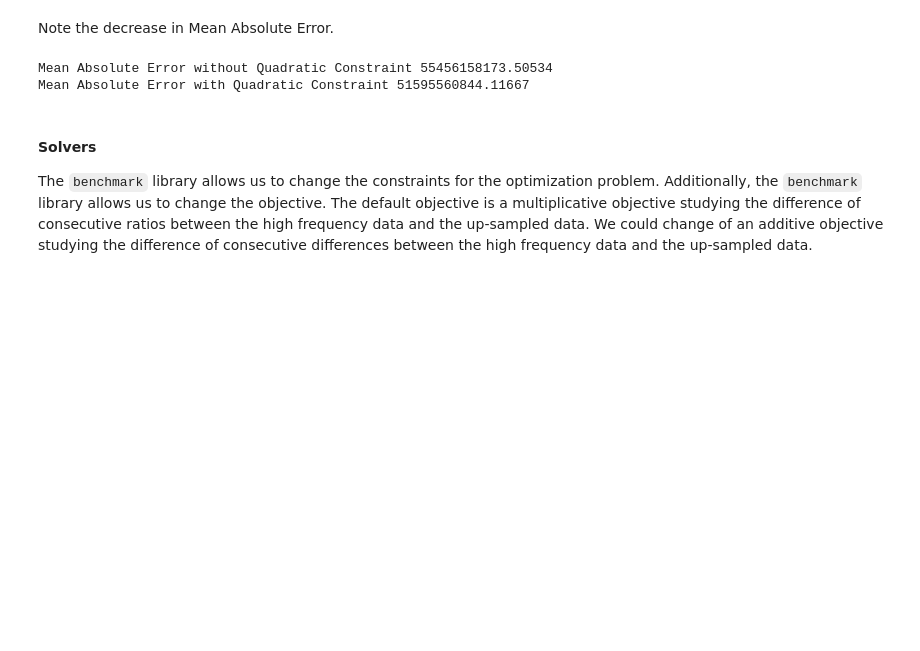
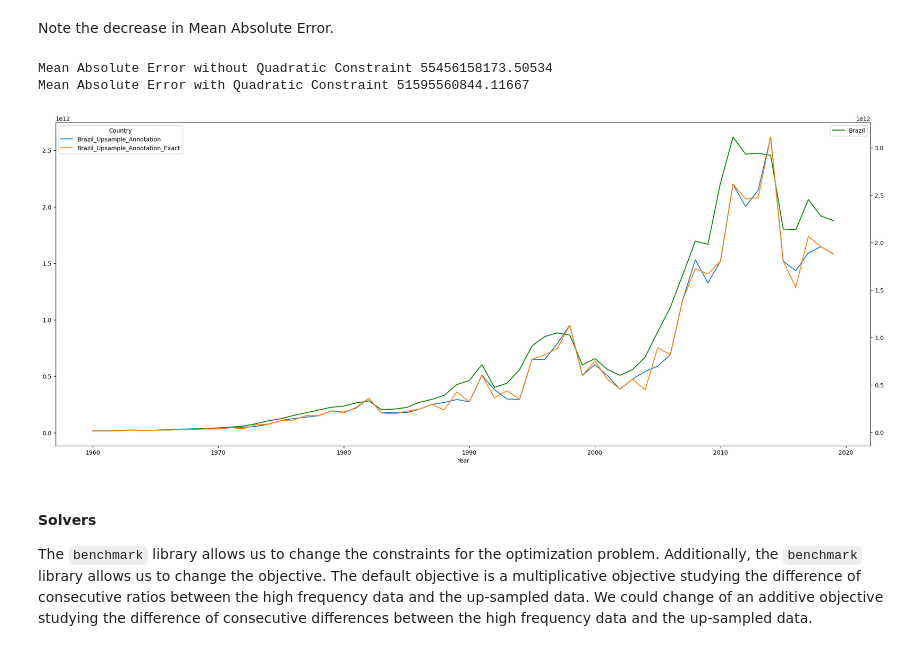
Before and after one commit to cp71/benchmarking, a Jupyter notebook: documentation/users-guide.ipynb, the cells around one changed output. Drawn from its saved outputs; the diff is of its cells as text; code cells hidden in the pictures; blank space fills up the shorter version.

```diff
--- a/documentation/users-guide.ipynb
+++ b/documentation/users-guide.ipynb
@@ -212,6 +217,17 @@ print(f"Mean Absolute Error with Quadratic Constraint {mae_annotation_exact}")
 # %% [output]
 Mean Absolute Error without Quadratic Constraint 55456158173.50534
 Mean Absolute Error with Quadratic Constraint 51595560844.11667
+# %%
+data["Brazil_Upsample_Annotation"] = interpolant_annotations
+data["Brazil_Upsample_Annotation_Exact"] = interpolant_annotations_exact
+
+data[["Brazil"]].plot(color = "green")
+plt.legend()
+ax = plt.gca().twinx()
+data[["Brazil_Upsample_Annotation", "Brazil_Upsample_Annotation_Exact"]].plot(ax = ax);
+plt.show();
+# %% [output]
+[figure, added]
 # %% [markdown]
 #### Solvers
 
```
Also changed, not shown: parts of 5 cells of this notebook, 1 other file.
